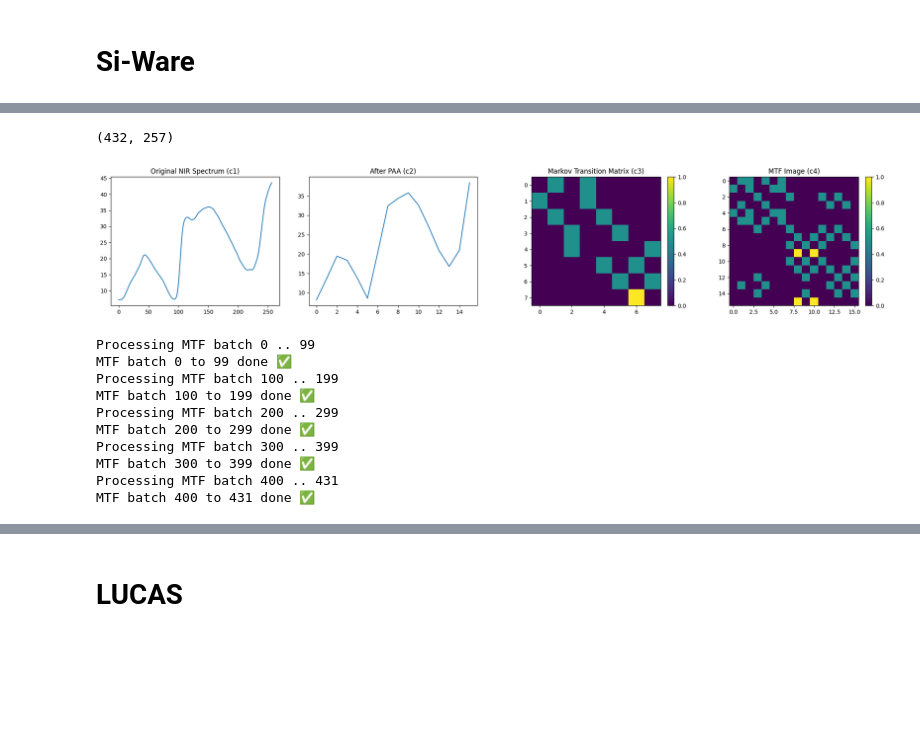
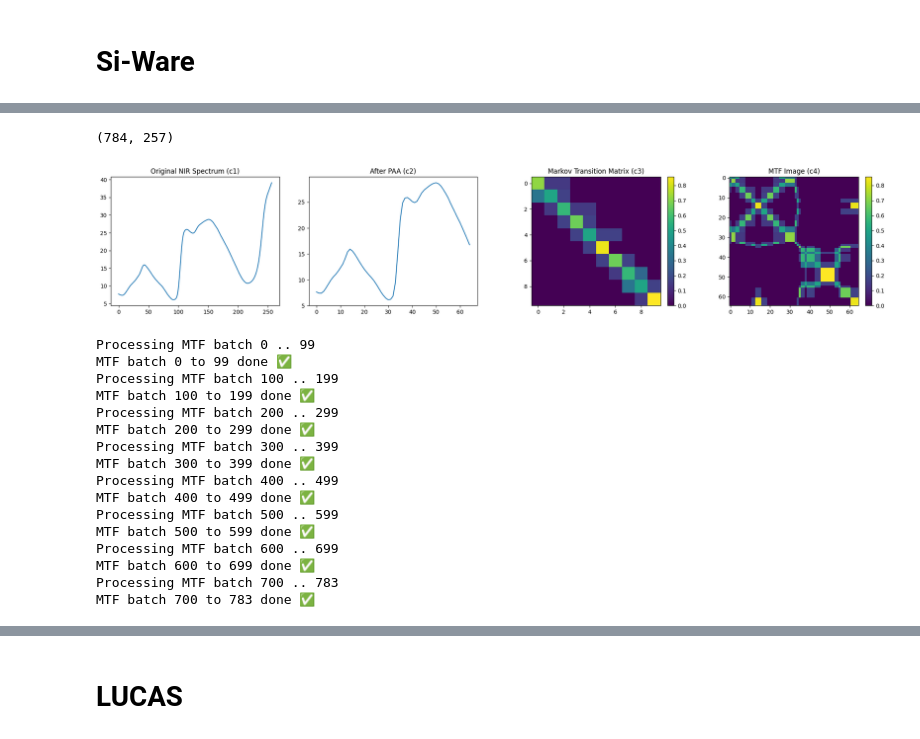
Before and after one commit to Raoina/Spectra-2-Image, a Jupyter notebook: notebooks/image_Transformation/03_MTF_Transformation.ipynb, the cells around one changed output, grey strips where cells are left out. Saved outputs shown, nothing was run; the diff lists cells and outputs as text; code cells hidden in the pictures; blank space fills up the shorter version.

```diff
--- a/notebooks/image_Transformation/03_MTF_Transformation.ipynb
+++ b/notebooks/image_Transformation/03_MTF_Transformation.ipynb
@@ -10,3 +19,6 @@ file_path = '/content/drive/MyDrive/DL_FreshCS_test_Multiple_Refs.csv'
+# %%
+
+file_path = '/content/Spectra-2-Image/siware_dataset/split_avg_700/python/spectra_train_700.csv'
 # %% [markdown]
 # **Si-Ware**
 # %%
@@ -41,15 +38,15 @@ display(spectra_df.head())
 # %%
-spectra_df.shape
+df.shape
 # %% [output]
-(432, 257)
+(784, 257)
 # %%
 import numpy as np
 import matplotlib.pyplot as plt
 from sklearn.preprocessing import KBinsDiscretizer
 
-# ---------- 1. Example: take one spectrum from spectra_df ----------
+# ---------- 1. Example: take one spectrum from df ----------
 row_index = 0  # You can change this to select a different row
-spectrum = spectra_df.iloc[row_index].values.astype(float)
+spectrum = df.iloc[row_index].values.astype(float)
 intensity = spectrum # Use the values directly as intensity
 
 # ---------- 2. Apply PAA (reduce length) ----------
@@ -58,11 +55,11 @@ def paa(series, segments):
     win_size = n // segments
     return np.array([series[i*win_size:(i+1)*win_size].mean() for i in range(segments)])
 
-paa_size = 16  # smaller sequence for demo
+paa_size = 65  # smaller sequence for demo
 paa_series = paa(intensity, paa_size)
 
 # ---------- 3. Discretization into Q states ----------
-Q = 8  # number of quantile bins
+Q = 10  # number of quantile bins
 scaler = KBinsDiscretizer(n_bins=Q, encode="ordinal", strategy="quantile")
 discrete_seq = scaler.fit_transform(paa_series.reshape(-1, 1)).astype(int).flatten()
 
@@ -77,34 +74,34 @@ markov_matrix = markov_matrix / markov_matrix.sum(axis=1, keepdims=True)
 n = len(discrete_seq)
 mtf = np.zeros((n, n))
 for i in range(n):
     for j in range(n):
         mtf[i, j] = markov_matrix[discrete_seq[i], discrete_seq[j]]
 
 # ---------- 6. Visualization ----------
 fig, axs = plt.subplots(1, 4, figsize=(20, 4))
 
 # (c1) Original NIR spectrum
 axs[0].plot(intensity)
 axs[0].set_title("Original NIR Spectrum (c1)")
 
 # (c2) After PAA
 axs[1].plot(paa_series)
 axs[1].set_title("After PAA (c2)")
 
 # (c3) Markov transition matrix
 im1 = axs[2].imshow(markov_matrix, cmap="viridis")
 axs[2].set_title("Markov Transition Matrix (c3)")
 plt.colorbar(im1, ax=axs[2], fraction=0.046, pad=0.04)
 
 # (c4) MTF Image
 im2 = axs[3].imshow(mtf, cmap="viridis")
 axs[3].set_title("MTF Image (c4)")
 plt.colorbar(im2, ax=axs[3], fraction=0.046, pad=0.04)
 
 plt.tight_layout()
 plt.show()
 # %% [output]
-[figure, old version]
+[figure, new version]
 # %%
 import numpy as np
 import os
@@ -114,7 +111,7 @@ from PIL import Image
 import gc
 
 # ---------- Set up folder to save MTF images ----------
-mtf_dir = "MTF_test_16x16"
+mtf_dir = "MTF_16_Q_8"
 os.makedirs(mtf_dir, exist_ok=True)
 
 # ---------- PAA with remainder distribution ----------
@@ -158,9 +155,9 @@ def save_matrix(mat, path):
 
 # ---------- Set up batching ----------
 segments = 16       # Final image size
-Q = 8               # Number of quantile bins
+Q = 8              # Number of quantile bins
 batch_size = 100
-num_samples = len(spectra_df)
+num_samples = len(df)
 
 for batch_start in range(0, num_samples, batch_size):
     batch_end = min(batch_start + batch_size, num_samples)
@@ -171,8 +168,8 @@ for batch_start in range(0, num_samples, batch_size):
         if os.path.exists(mtf_path):
             continue
 
-        # 1. Load spectrum from spectra_df
-        spectrum = spectra_df.iloc[idx].values.astype(float)
+        # 1. Load spectrum from df
+        spectrum = df.iloc[idx].values.astype(float)
 
         # 2. PAA
         paa_series = paa_distribute(spectrum, segments)
@@ -203,5 +200,11 @@ Processing MTF batch 200 .. 299
 MTF batch 200 to 299 done ✅
 Processing MTF batch 300 .. 399
 MTF batch 300 to 399 done ✅
-Processing MTF batch 400 .. 431
-MTF batch 400 to 431 done ✅
+Processing MTF batch 400 .. 499
+MTF batch 400 to 499 done ✅
+Processing MTF batch 500 .. 599
+MTF batch 500 to 599 done ✅
+Processing MTF batch 600 .. 699
+MTF batch 600 to 699 done ✅
+Processing MTF batch 700 .. 783
+MTF batch 700 to 783 done ✅
```
Also changed, not shown: parts of 10 cells of this notebook.
